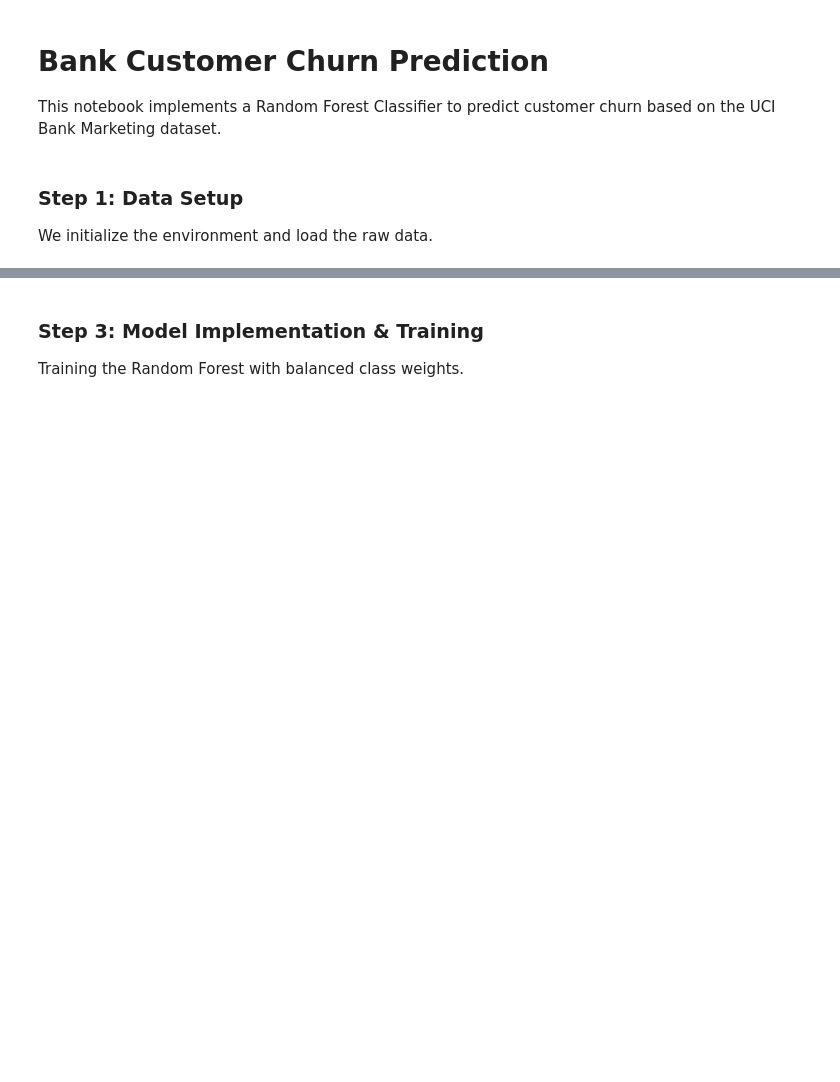
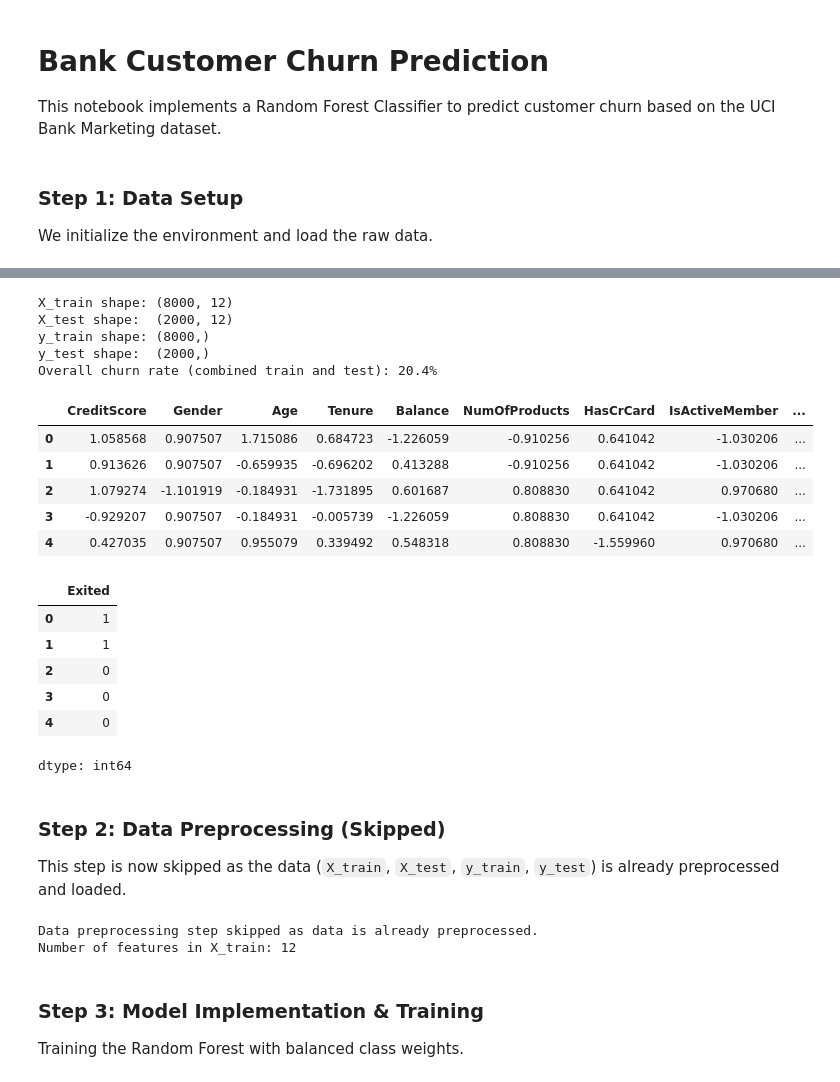
Before and after one commit to h-muhammed/bank-churn-ml-classification, a Jupyter notebook: notebooks/02_random_forest.ipynb, the cells around one changed output, grey strips where cells are left out. Drawn from its saved outputs; the diff is of its cells as text; code cells hidden in the pictures; blank space fills up the shorter version.

Commit message:
Update to use preprocessed data

```diff
--- a/notebooks/02_random_forest.ipynb
+++ b/notebooks/02_random_forest.ipynb
@@ -71,3 +39,65 @@ Preprocessing complete. Training features: 11
+# %%
+import pandas as pd
+import numpy as np
+import matplotlib.pyplot as plt
+import seaborn as sns
+from sklearn.model_selection import train_test_split
+from sklearn.ensemble import RandomForestClassifier
+from sklearn.metrics import accuracy_score, f1_score, roc_auc_score, confusion_matrix, roc_curve, ConfusionMatrixDisplay
+import joblib
+import os
+
+# Define the path to the preprocessed data in Google Drive
+data_path = '/content/drive/MyDrive/bank-churn-dataset/data'
+
+# Load preprocessed data (corrected filenames to lowercase 'x')
+X_train = pd.read_csv(os.path.join(data_path, 'x_train.csv'))
+X_test  = pd.read_csv(os.path.join(data_path, 'x_test.csv'))
+y_train = pd.read_csv(os.path.join(data_path, 'y_train.csv')).squeeze()
+y_test  = pd.read_csv(os.path.join(data_path, 'y_test.csv')).squeeze()
+
+# For compatibility with downstream cells that might expect a full X and y for column names or overall distribution
+X = X_train.copy() # Using X_train as a representation for X
+y = pd.concat([y_train, y_test], ignore_index=True)
+
+print(f"X_train shape: {X_train.shape}")
+print(f"X_test shape:  {X_test.shape}")
+print(f"y_train shape: {y_train.shape}")
+print(f"y_test shape:  {y_test.shape}")
+print(f"Overall churn rate (combined train and test): {y.mean()*100:.1f}%")
+
+display(X_train.head())
+display(y_train.head())
+# %% [output]
+X_train shape: (8000, 12)
+X_test shape:  (2000, 12)
+y_train shape: (8000,)
+y_test shape:  (2000,)
+Overall churn rate (combined train and test): 20.4%
+|  | CreditScore | Gender | Age | Tenure | Balance | NumOfProducts | HasCrCard | IsActiveMember | ... |
+| 0 | 1.058568 | 0.907507 | 1.715086 | 0.684723 | -1.226059 | -0.910256 | 0.641042 | -1.030206 | ... |
+| 1 | 0.913626 | 0.907507 | -0.659935 | -0.696202 | 0.413288 | -0.910256 | 0.641042 | -1.030206 | ... |
+| 2 | 1.079274 | -1.101919 | -0.184931 | -1.731895 | 0.601687 | 0.808830 | 0.641042 | 0.970680 | ... |
+| 3 | -0.929207 | 0.907507 | -0.184931 | -0.005739 | -1.226059 | 0.808830 | 0.641042 | -1.030206 | ... |
+| 4 | 0.427035 | 0.907507 | 0.955079 | 0.339492 | 0.548318 | 0.808830 | -1.559960 | 0.970680 | ... |
+|  | Exited |
+| 0 | 1 |
+| 1 | 1 |
+| 2 | 0 |
+| 3 | 0 |
+| 4 | 0 |
+dtype: int64
+# %% [markdown]
+### Step 2: Data Preprocessing (Skipped)
+This step is now skipped as the data (`X_train`, `X_test`, `y_train`, `y_test`) is already preprocessed and loaded.
+# %%
+# The data is already preprocessed and split into X_train, X_test, y_train, y_test.
+# No further preprocessing steps are required here.
+print("Data preprocessing step skipped as data is already preprocessed.")
+print(f"Number of features in X_train: {X_train.shape[1]}")
+# %% [output]
+Data preprocessing step skipped as data is already preprocessed.
+Number of features in X_train: 12
 # %% [markdown]
 ### Step 3: Model Implementation & Training
 Training the Random Forest with balanced class weights.
```
Also changed, not shown: parts of 13 cells of this notebook.
